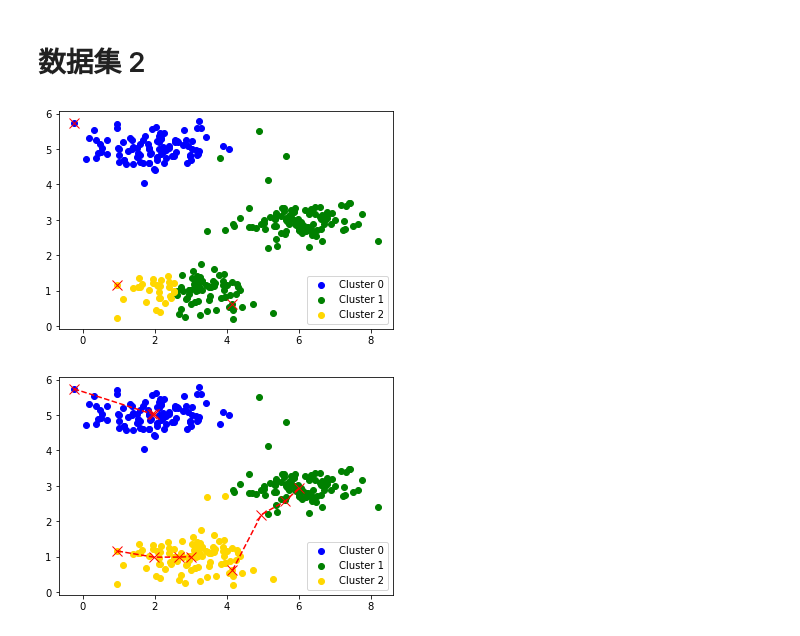
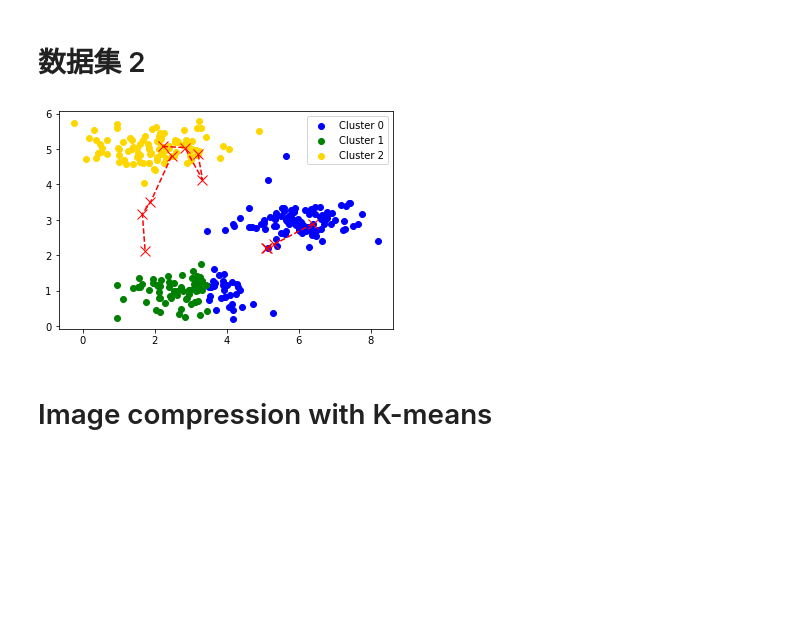
Before and after one commit to taoxianpeng/Machine_Learning_WuEnda, a Jupyter notebook: ex7.ipynb, the cells around one changed output. Saved outputs shown, nothing was run; the diff lists cells and outputs as text; code cells hidden in the pictures; blank space fills up the shorter version.

```diff
--- a/ex7.ipynb
+++ b/ex7.ipynb
@@ -142,8 +145,10 @@ K_means(X,3,loc=2)
 # %%
 mat2 = loadmat("./ex7_data/ex7data2.mat")
 X2 = mat2['X']
-# %%
-K_means(X2,3,loc=4)
-# %% [output]
-[figure, removed]
-[figure, removed]
+# %%
+centr_classfi,centres = K_means(X2,3)
+plotData(X2, centres,centr_classfi,loc=1)
+# %% [output]
+[figure, added]
+# %% [markdown]
+# Image compression with K-means
```
Also changed, not shown: parts of 11 cells of this notebook.
